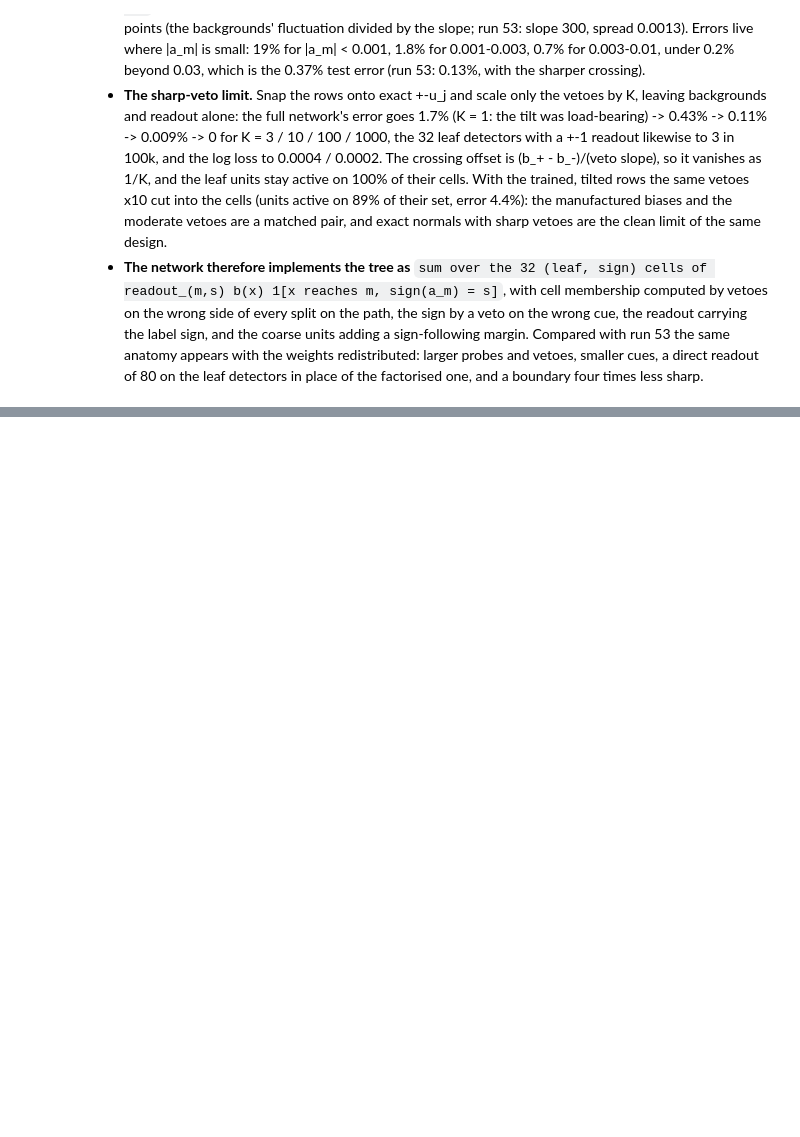
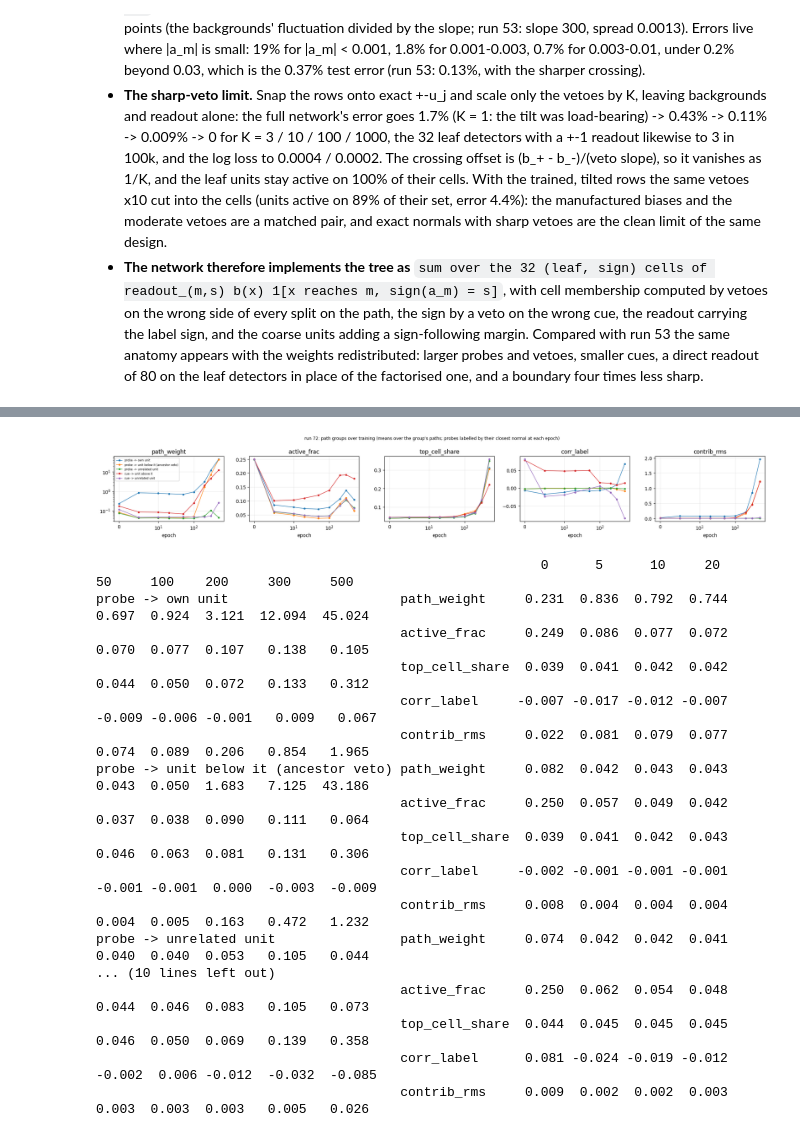
Before and after one commit to HarishGP/layer-lenses, a Jupyter notebook: notebooks/two_layer_network_anatomy.ipynb, the cells around one changed output, grey strips where cells are left out. Saved outputs shown, nothing was run; the diff lists cells and outputs as text; code cells hidden in the pictures; blank space fills up the shorter version.

```diff
--- a/notebooks/two_layer_network_anatomy.ipynb
+++ b/notebooks/two_layer_network_anatomy.ipynb
@@ -390,0 +464,36 @@ rows -> exact normals, vetoes x K (full network / the 0 leaf detectors with a +-
+# %%
+# evolution over training of the main path groups
+PATH_EPOCHS = sorted({e for e in (0, 5, 10, 20, 50, 100, 200, 300, 500, 700, 1000, 1500) if e in EPOCHS} | {EPOCHS[-1]})
+groups = {"probe -> own unit": lambda t: (t.row_kind == "probe") & (t.relation == "own"), "probe -> unit below it (ancestor veto)": lambda t: (t.row_kind == "probe") & (t.relation == "ancestor"), "probe -> unrelated unit": lambda t: (t.row_kind == "probe") & (t.relation == "unrelated"),
+          "cue -> unit above it": lambda t: (t.row_kind == "cue") & (t.relation == "descendant"), "cue -> unrelated unit": lambda t: (t.row_kind == "cue") & (t.relation == "unrelated")}
+stats = ["path_weight", "active_frac", "top_cell_share", "corr_label", "contrib_rms"]; evo = {g: {s_: [] for s_ in stats} for g in groups}
+for e in PATH_EPOCHS:
+    t = path_stats_at(e)
+    for g, f in groups.items():
+        sub = t[f(t)]
+        for s_ in stats: evo[g][s_].append(float(sub[s_].mean()))
+fig, ax = plt.subplots(1, len(stats), figsize=(4 * len(stats), 3.2))
+for k, s_ in enumerate(stats):
+    for g in groups: ax[k].plot(PATH_EPOCHS, evo[g][s_], marker=".", lw=1, label=g)
+    ax[k].set_title(s_); ax[k].set_xlabel("epoch"); ax[k].set_xscale("symlog", linthresh=10); ax[k].grid(alpha=0.25)
+ax[0].set_yscale("log"); ax[0].legend(fontsize=6); plt.suptitle(f"run {RUN}: path groups over training (means over the group's paths; probes labelled by their closest normal at each epoch)", fontsize=9); plt.tight_layout(); plt.show()
+print(pd.DataFrame({(g, s_): evo[g][s_] for g in groups for s_ in stats}, index=PATH_EPOCHS).round(3).T.to_string())
+# %% [output]
+[figure, added]
+                                                         0      5      10     20     50     100    200     300     500
+probe -> own unit                      path_weight     0.231  0.836  0.792  0.744  0.697  0.924  3.121  12.094  45.024
+                                       active_frac     0.249  0.086  0.077  0.072  0.070  0.077  0.107   0.138   0.105
+                                       top_cell_share  0.039  0.041  0.042  0.042  0.044  0.050  0.072   0.133   0.312
+                                       corr_label     -0.007 -0.017 -0.012 -0.007 -0.009 -0.006 -0.001   0.009   0.067
+                                       contrib_rms     0.022  0.081  0.079  0.077  0.074  0.089  0.206   0.854   1.965
+probe -> unit below it (ancestor veto) path_weight     0.082  0.042  0.043  0.043  0.043  0.050  1.683   7.125  43.186
+                                       active_frac     0.250  0.057  0.049  0.042  0.037  0.038  0.090   0.111   0.064
+                                       top_cell_share  0.039  0.041  0.042  0.043  0.046  0.063  0.081   0.131   0.306
+                                       corr_label     -0.002 -0.001 -0.001 -0.001 -0.001 -0.001  0.000  -0.003  -0.009
+                                       contrib_rms     0.008  0.004  0.004  0.004  0.004  0.005  0.163   0.472   1.232
+probe -> unrelated unit                path_weight     0.074  0.042  0.042  0.041  0.040  0.040  0.053   0.105   0.044
+... (10 lines left out)
+                                       active_frac     0.250  0.062  0.054  0.048  0.044  0.046  0.083   0.105   0.073
+                                       top_cell_share  0.044  0.045  0.045  0.045  0.046  0.050  0.069   0.139   0.358
+                                       corr_label      0.081 -0.024 -0.019 -0.012 -0.002  0.006 -0.012  -0.032  -0.085
+                                       contrib_rms     0.009  0.002  0.002  0.003  0.003  0.003  0.003   0.005   0.026
```
Also changed, not shown: parts of 5 cells of this notebook, 3 other files.
